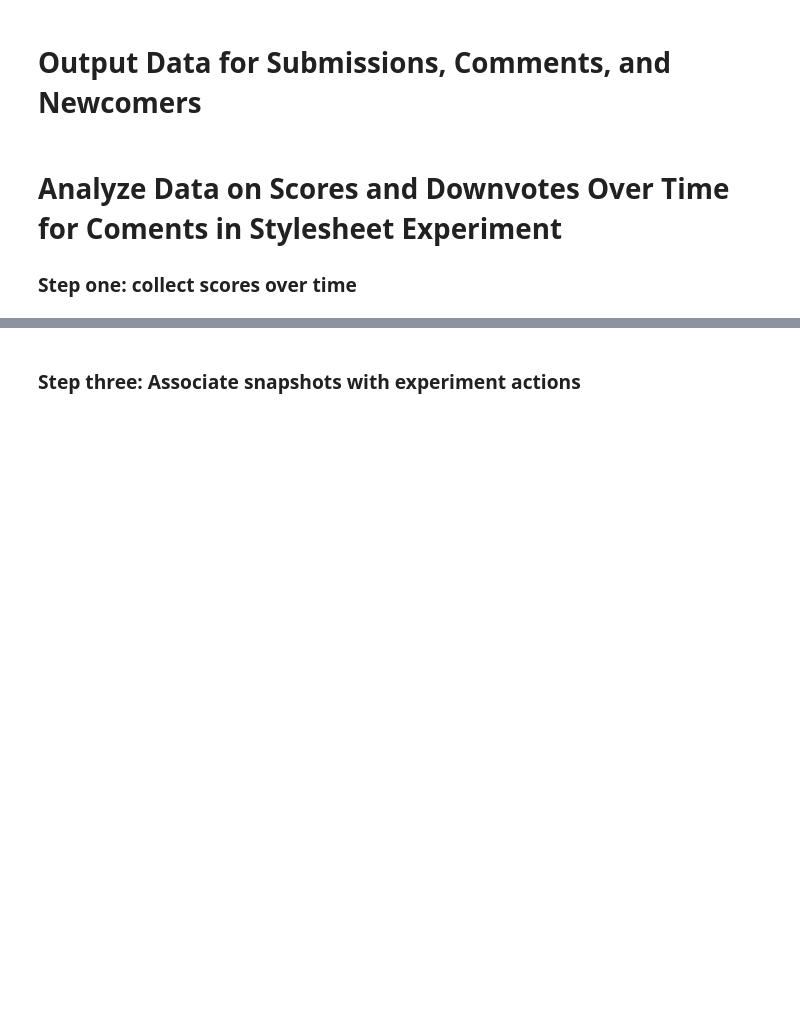
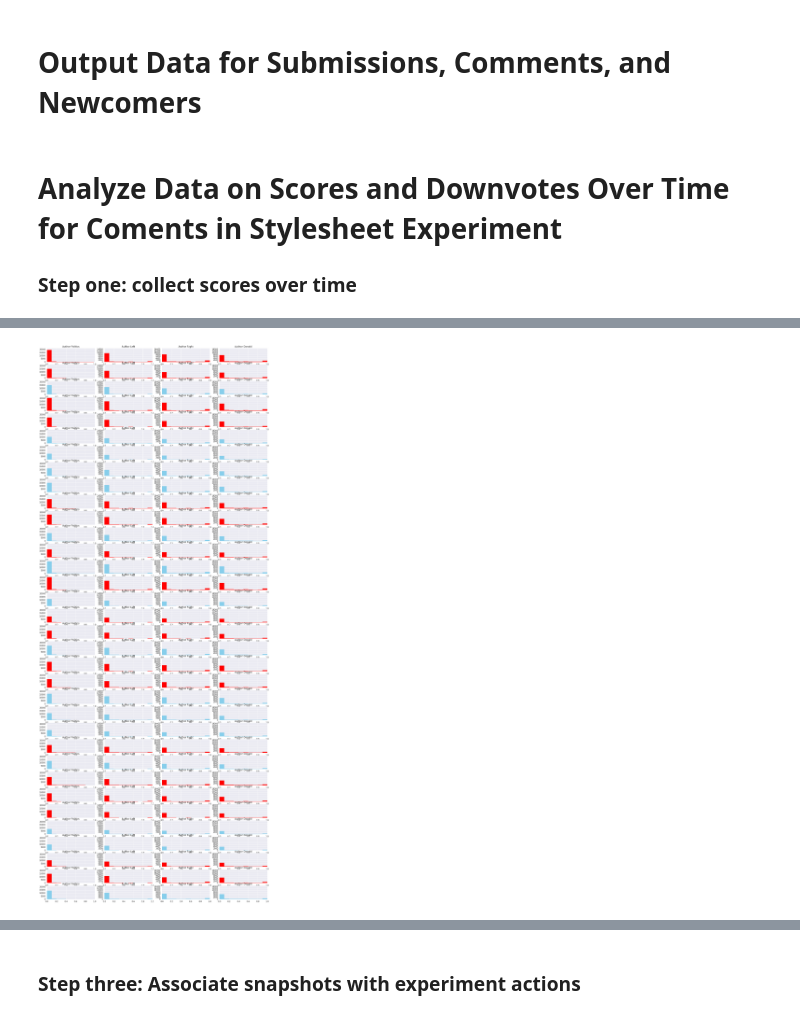
Before and after one commit to citizensandtech/CivilServant-Analysis, a Jupyter notebook: Stylesheet Experiment/Stylesheet Downvotes Experiment Preliminary Analysis.ipynb, the cells around one changed output, grey strips where cells are left out. Drawn from its saved outputs; the diff is of its cells as text; code cells hidden in the pictures; blank space fills up the shorter version.

```diff
--- a/Stylesheet Experiment/Stylesheet Downvotes Experiment Preliminary Analysis.ipynb
+++ b/Stylesheet Experiment/Stylesheet Downvotes Experiment Preliminary Analysis.ipynb
@@ -197,6 +221,7 @@ for item in sorted(submissions.values(), key=lambda x: x['created']):
     item['TREAT']  = None
     item['minutes.to.treatment.end'] = None
     item['treatment_day'] = None
+    item['TREAT.day.id']= None
 
     if(item['created'] > treatment_day['created_at'] + datetime.timedelta(hours=24)):
         print()
@@ -681,0 +679,19 @@ for row in db_engine.execute(text("""\
+# %%
+def user():
+    return {
+        "author":None,
+        "left.observations":0,
+        "right.observations":0,
+        "donald.observations":0,
+        "politics.observations":0,
+        'pct.politics':None,
+        'pct.donald':None,
+        'pct.left': None,
+        'pct.right':None,
+        "item.observations":0
+    }
+
+#user_politics_participation
+user_politics = defaultdict(user)
+for key, item in user_politics_participation.items():
+    user_politics[key] = item
@@ -681,0 +752,36 @@ for row in db_engine.execute(text("""\
+# %%
+plt.figure(figsize=(20, 50))
+i = 1
+for day, day_data in list(day_counts.items()):
+    color = "skyblue"
+    if(day_data['TREAT']=="arm_1"):
+        color="red"
+
+    plt.subplot(len(day_counts), 4, i)
+    plt.hist([x for x in day_data['authors.by.pre.study.politics'] if x is not None], lw=0, color=color)
+    plt.ylim((0,22000))
+    plt.title("Author Politics")
+    i+=1
+
+    plt.subplot(len(day_counts), 4, i)
+    plt.hist([x for x in day_data['authors.by.pre.study.left'] if x is not None], lw=0, color=color)
+    plt.ylim((0,15000))
+    plt.title("Author Left")
+    i+=1
+
+    plt.subplot(len(day_counts), 4, i)
+    plt.hist([x for x in day_data['authors.by.pre.study.right'] if x is not None], lw=0, color=color)
+    plt.ylim((0,15000))
+
+    plt.title("Author Right")
+    i+=1
+
+    plt.subplot(len(day_counts), 4, i)
+    plt.hist([x for x in day_data['authors.by.pre.study.donald'] if x is not None], lw=0, color=color)
+    plt.ylim((0,15000))
+    plt.title("Author Donald")
+    i+=1
+
+plt.show()
+# %% [output]
+[figure, added]
```
Also changed, not shown: parts of 51 cells of this notebook, 1 other file.
